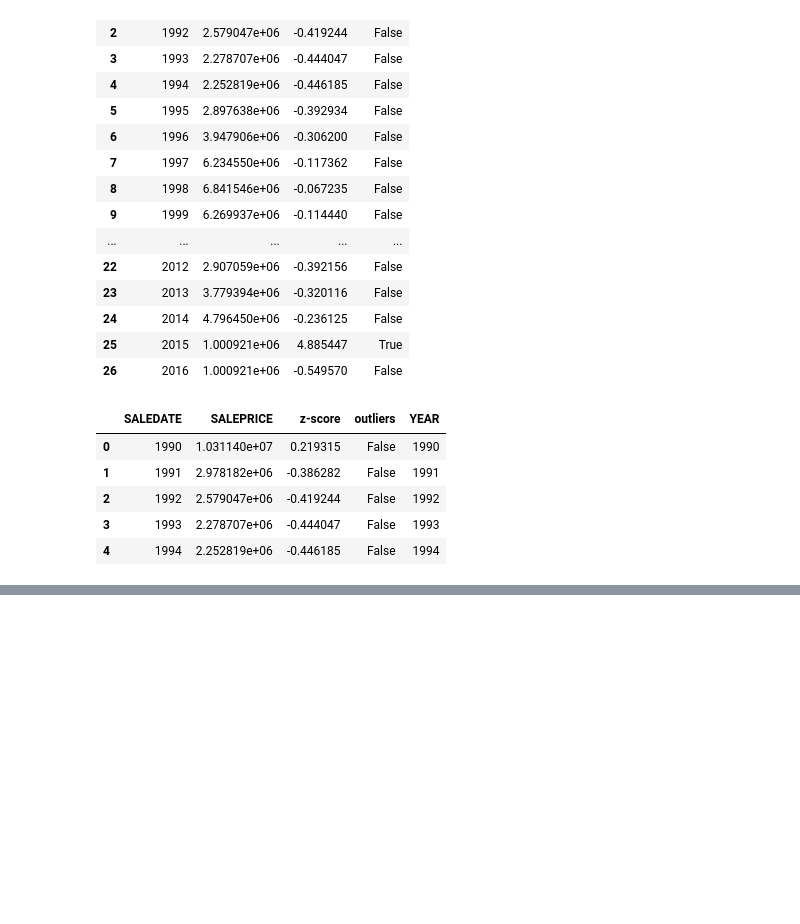
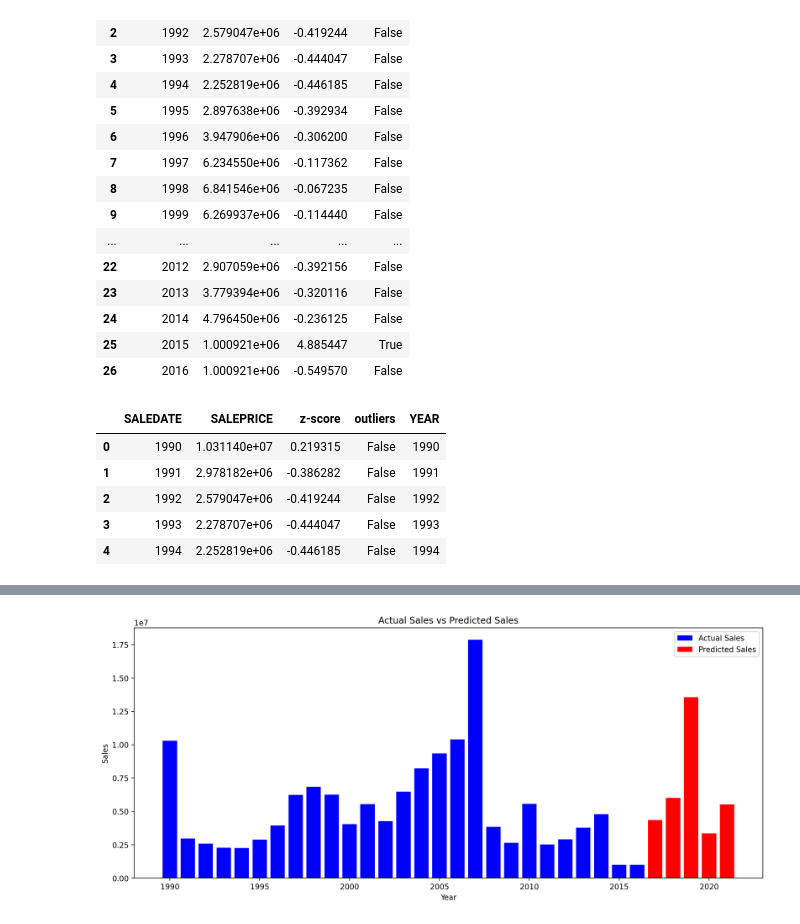
Before and after one commit to sakshi752/sales2, a Jupyter notebook: sales forecast 2.ipynb, the cells around one changed output, grey strips where cells are left out. Saved outputs shown, nothing was run; the diff lists cells and outputs as text; code cells hidden in the pictures; blank space fills up the shorter version.

```diff
--- a/sales forecast 2.ipynb
+++ b/sales forecast 2.ipynb
@@ -254,0 +290,11 @@ TypeError: Index(...) must be called with a collection of some kind, 'YEAR' was
+# %%
+plt.figure(figsize=(15,6))
+plt.bar(df_final['YEAR'],df_final['SALEPRICE'],color='blue', label='Actual Sales')
+plt.bar(predictions['YEAR'],predictions['SALEPRICE'], color='red', label='Predicted Sales')
+plt.legend()
+plt.title("Actual Sales vs Predicted Sales")
+plt.xlabel("Year")
+plt.ylabel("Sales")
+plt.show()
+# %% [output]
+[figure, added]
```
Also changed, not shown: parts of 12 cells of this notebook.
